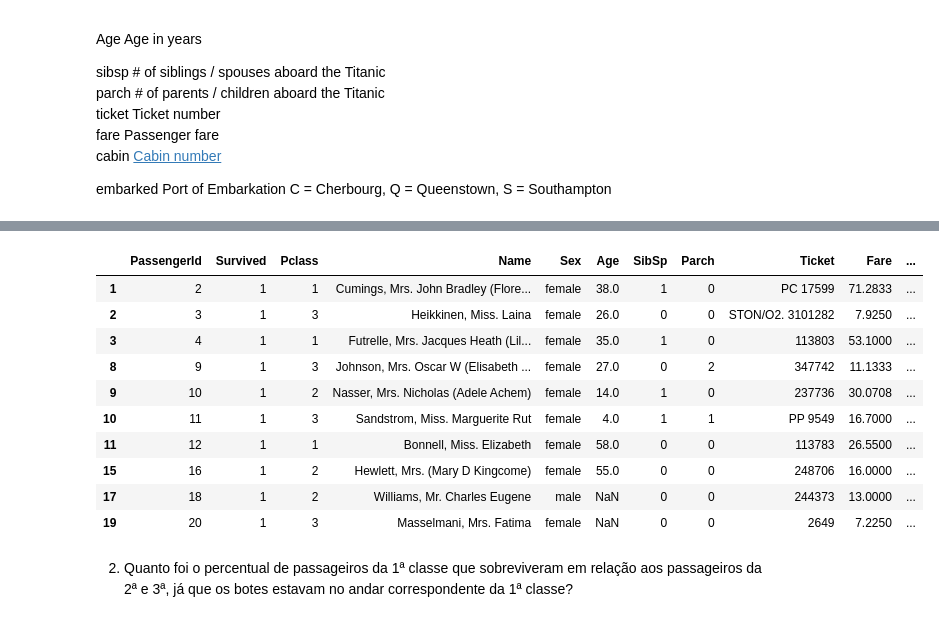
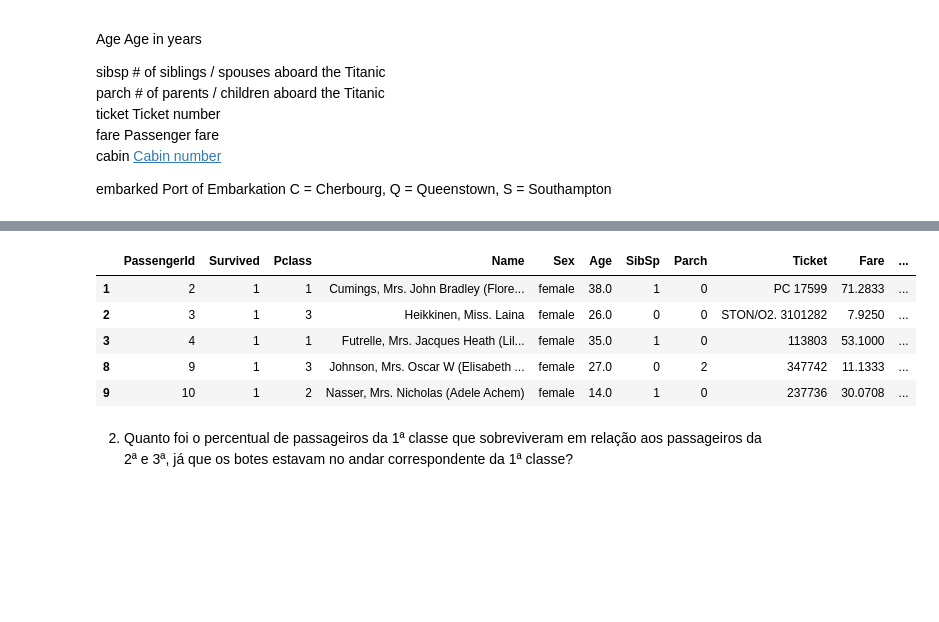
Before and after one commit to dsuruagy/udacityDataAnalyst, a Jupyter notebook: part3/l5-numpyPandas2DData/Project/Investigate Titanic Dataset.ipynb, the cells around one changed output, grey strips where cells are left out. Saved outputs shown, nothing was run; the diff lists cells and outputs as text; code cells hidden in the pictures; blank space fills up the shorter version.

Commit message:
Plotting percentage. Adding grades to ages

```diff
--- a/part3/l5-numpyPandas2DData/Project/Investigate Titanic Dataset.ipynb
+++ b/part3/l5-numpyPandas2DData/Project/Investigate Titanic Dataset.ipynb
@@ -39,19 +44,30 @@ import pandas as pd
 
 titanic_df = pd.read_csv('titanic-data.csv')
+# %%
+def grade_age(age):
+    if age > 0 and age <= 2: #Infants (0 - 2)
+        return 'Infant'
+    elif age > 2 and age <= 12: #Children (0 – 12)
+        return 'Child'
+    elif age > 12 and age <= 17: #Adolescents (13 – 17)
+        return 'Adolescent'
+    elif age > 17 and age < 65: #Adults (18+)
+        return 'Adult'
+    elif age >= 65:
+        return 'Older Adult'
+    else:
+        return 'Unknown'
+
+titanic_df['Age grade'] = titanic_df['Age'].apply(grade_age)
 # %%
-survived_df = titanic_df[titanic_df['Survived'] == 1]
-survived_df.head(10)
+survived_df = titanic_df[titanic_df['Survived'] == 1] # It can be ignored, if consider only survivors on the sum calculus
+survived_df.head(5)
 # %% [output]
 |  | PassengerId | Survived | Pclass | Name | Sex | Age | SibSp | Parch | Ticket | Fare | ... |
 | 1 | 2 | 1 | 1 | Cumings, Mrs. John Bradley (Flore... | female | 38.0 | 1 | 0 | PC 17599 | 71.2833 | ... |
 | 2 | 3 | 1 | 3 | Heikkinen, Miss. Laina | female | 26.0 | 0 | 0 | STON/O2. 3101282 | 7.9250 | ... |
 | 3 | 4 | 1 | 1 | Futrelle, Mrs. Jacques Heath (Lil... | female | 35.0 | 1 | 0 | 113803 | 53.1000 | ... |
 | 8 | 9 | 1 | 3 | Johnson, Mrs. Oscar W (Elisabeth ... | female | 27.0 | 0 | 2 | 347742 | 11.1333 | ... |
 | 9 | 10 | 1 | 2 | Nasser, Mrs. Nicholas (Adele Achem) | female | 14.0 | 1 | 0 | 237736 | 30.0708 | ... |
-| 10 | 11 | 1 | 3 | Sandstrom, Miss. Marguerite Rut | female | 4.0 | 1 | 1 | PP 9549 | 16.7000 | ... |
-| 11 | 12 | 1 | 1 | Bonnell, Miss. Elizabeth | female | 58.0 | 0 | 0 | 113783 | 26.5500 | ... |
-| 15 | 16 | 1 | 2 | Hewlett, Mrs. (Mary D Kingcome) | female | 55.0 | 0 | 0 | 248706 | 16.0000 | ... |
-| 17 | 18 | 1 | 2 | Williams, Mr. Charles Eugene | male | NaN | 0 | 0 | 244373 | 13.0000 | ... |
-| 19 | 20 | 1 | 3 | Masselmani, Mrs. Fatima | female | NaN | 0 | 0 | 2649 | 7.2250 | ... |
 # %% [markdown]
 2) Quanto foi o percentual de passageiros da 1ª classe que sobreviveram em relação aos passageiros da 2ª e 3ª, já que os botes estavam no andar correspondente da 1ª classe?
```
Also changed, not shown: parts of 7 cells of this notebook.
